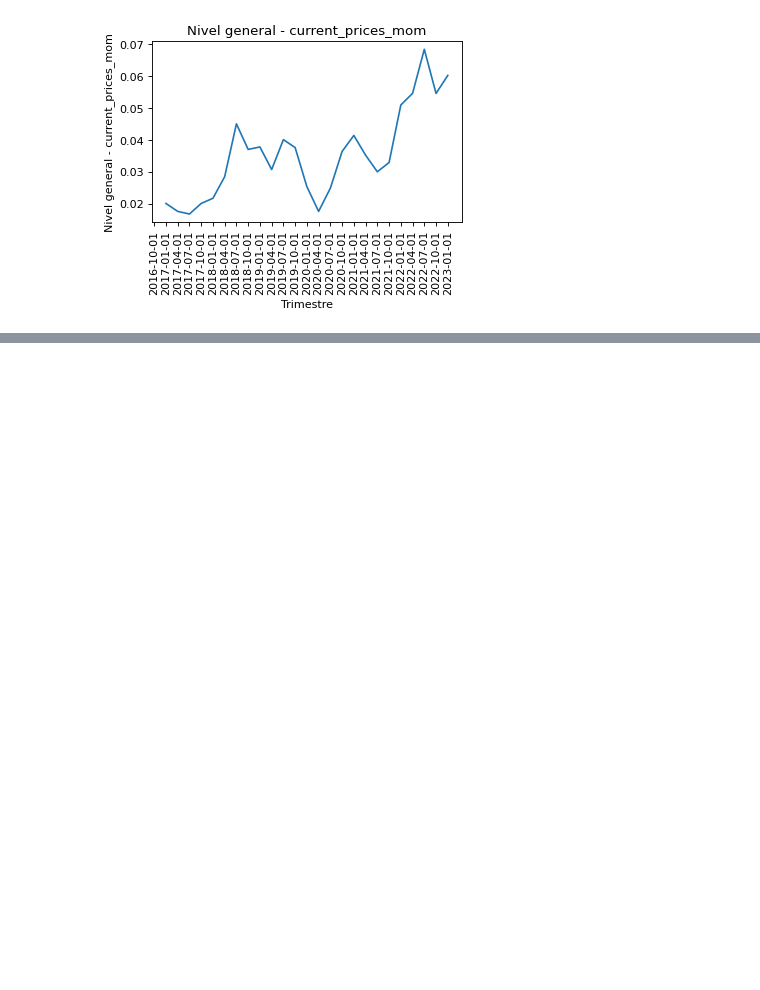
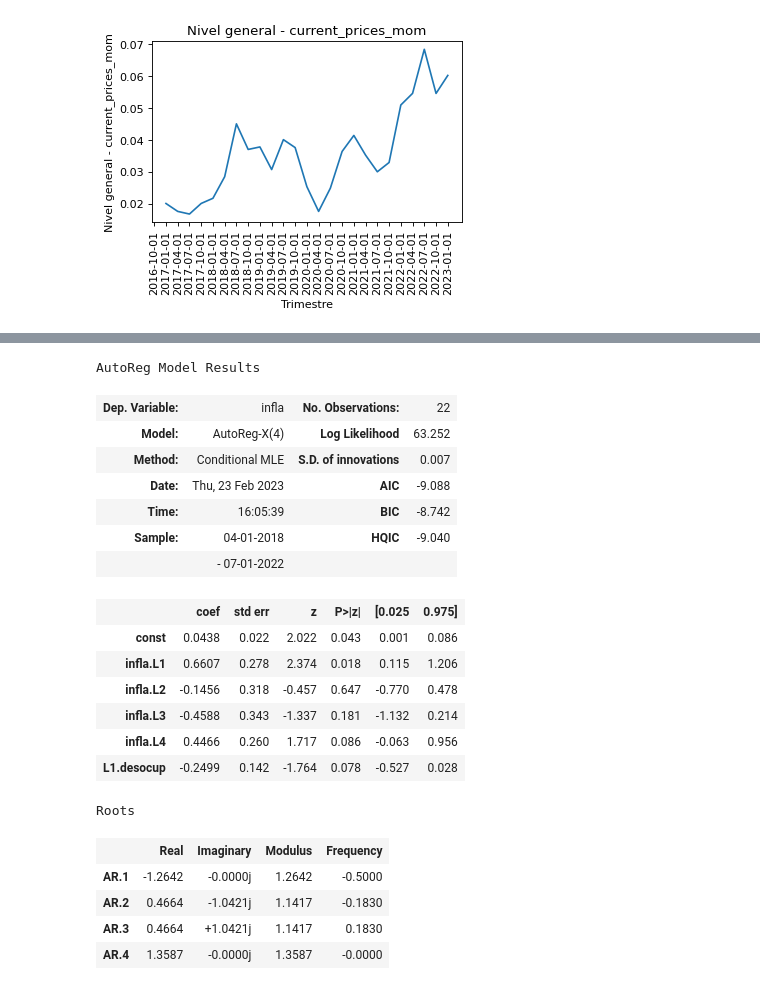
Before and after one commit to luciojosep/AnalisisCuantitativoAvanzado, a Jupyter notebook: S&W_Chp14.ipynb, the cells around one changed output, grey strips where cells are left out. Saved outputs shown, nothing was run; the diff lists cells and outputs as text; code cells hidden in the pictures; blank space fills up the shorter version.

```diff
--- a/S&W_Chp14.ipynb
+++ b/S&W_Chp14.ipynb
@@ -65 +65,3 @@ plt.savefig('%s.png'%variable.name)
+# %%
+datos=pd.DataFrame({"infla":list(infla['Nivel general - current_prices_mom'][1:-2]/100), "desocup":list(desocup['TOTAL AGLOMERADOS EPH - Tasa Desempleo'][1:])}, index=infla['Date'][1:-2])
 # %%
@@ -84,0 +146,27 @@ dtype: float64
+# %%
+ar_model = AutoReg(endog=datos['infla'], exog=datos['L1.desocup'], lags=4, old_names=False).fit()
+# %%
+# Estos son los resultados de la ecuación 14.16
+ar_model.summary()
+# %% [output]
+AutoReg Model Results
+| Dep. Variable: | infla | No. Observations: | 22 |
+| Model: | AutoReg-X(4) | Log Likelihood | 63.252 |
+| Method: | Conditional MLE | S.D. of innovations | 0.007 |
+| Date: | Thu, 23 Feb 2023 | AIC | -9.088 |
+| Time: | 16:05:39 | BIC | -8.742 |
+| Sample: | 04-01-2018 | HQIC | -9.040 |
+|  | - 07-01-2022 |  |  |
+|  | coef | std err | z | P>|z| | [0.025 | 0.975] |
+| const | 0.0438 | 0.022 | 2.022 | 0.043 | 0.001 | 0.086 |
+| infla.L1 | 0.6607 | 0.278 | 2.374 | 0.018 | 0.115 | 1.206 |
+| infla.L2 | -0.1456 | 0.318 | -0.457 | 0.647 | -0.770 | 0.478 |
+| infla.L3 | -0.4588 | 0.343 | -1.337 | 0.181 | -1.132 | 0.214 |
+| infla.L4 | 0.4466 | 0.260 | 1.717 | 0.086 | -0.063 | 0.956 |
+| L1.desocup | -0.2499 | 0.142 | -1.764 | 0.078 | -0.527 | 0.028 |
+Roots
+|  | Real | Imaginary | Modulus | Frequency |
+| AR.1 | -1.2642 | -0.0000j | 1.2642 | -0.5000 |
+| AR.2 | 0.4664 | -1.0421j | 1.1417 | -0.1830 |
+| AR.3 | 0.4664 | +1.0421j | 1.1417 | 0.1830 |
+| AR.4 | 1.3587 | -0.0000j | 1.3587 | -0.0000 |
```
Also changed, not shown: parts of 21 cells of this notebook.
